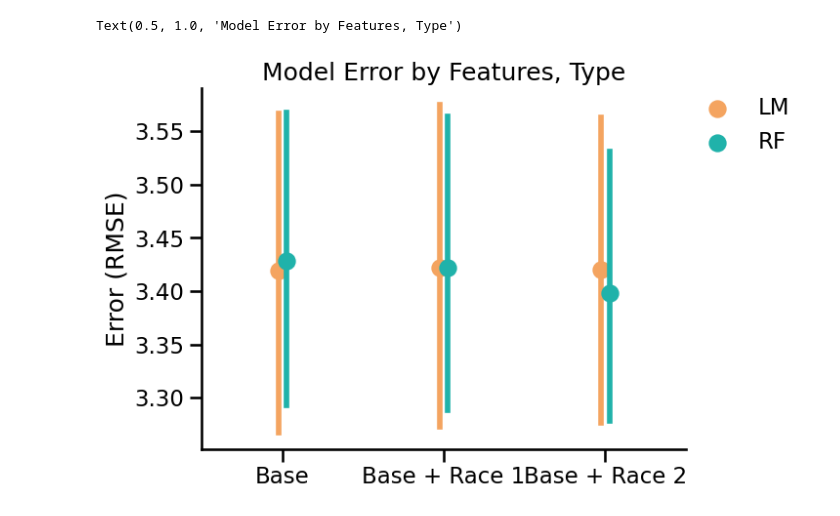
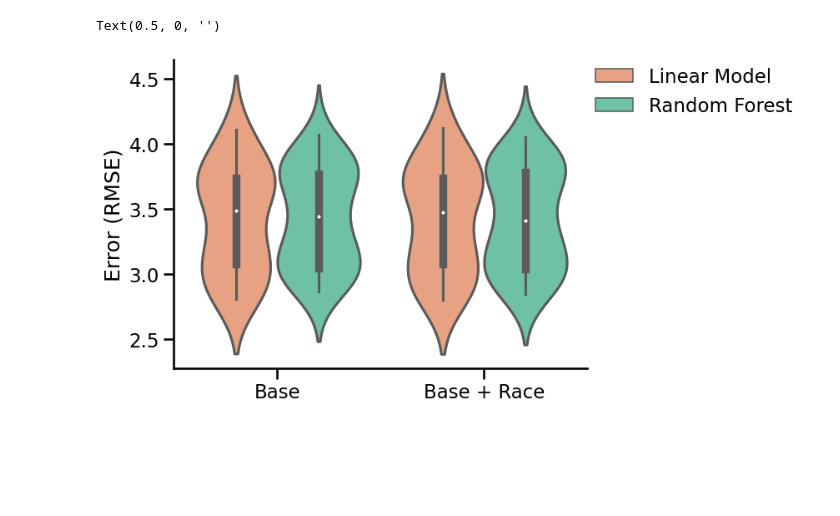
Before and after one commit to DS4A-2023-Team-20/ca-sdoh, a Jupyter notebook: code/jess/summarize_conditions_models.ipynb, the cells around one changed output. Saved outputs shown, nothing was run; the diff lists cells and outputs as text; code cells hidden in the pictures; blank space fills up the shorter version.

```diff
--- a/code/jess/summarize_conditions_models.ipynb
+++ b/code/jess/summarize_conditions_models.ipynb
@@ -16,3 +17,7 @@ for cond in conditions:
     dfs.append(pd.read_csv(RESULTS_PATH / f"{cond}_models_results.csv"))
 
 results = pd.concat(dfs, ignore_index=True)
+# %%
+lmpal = sns.color_palette("rocket", 4)
+lmpal = lmpal.as_hex()
+lmpal
@@ -18,0 +26,4 @@ results = pd.concat(dfs, ignore_index=True)
+# %%
+rfpal = sns.color_palette("mako", 4)
+rfpal = rfpal.as_hex()
+rfpal
@@ -19,3 +32,5 @@ results = pd.concat(dfs, ignore_index=True)
+# %%
+pallette = [lmpal[-1], rfpal[-1]]
 # %%
 sns.boxplot(data=results, x="model_name", y="rmse", hue="model_type", palette=pallette)
 sns.despine()
@@ -29,0 +45,11 @@ Text(0.5, 1.0, 'Model Error by Features, Type')
+# %%
+bi_results = results.query("model_name != 'Base + Race 2'").copy()
+
+# Define the mapping of old values to new values
+mapping = {"LM": "Linear Model", "RF": "Random Forest"}
+
+# Use the replace() function to update the values in the 'model_type' column
+bi_results["model_type"] = bi_results["model_type"].replace(mapping)
+
+mapping = {"Base + Race 1": "Base + Race"}
+bi_results["model_name"] = bi_results["model_name"].replace(mapping)
@@ -30,19 +72,12 @@ Text(0.5, 1.0, 'Model Error by Features, Type')
 # %%
-sns.pointplot(
-    data=results,
-    x="model_name",
-    y="rmse",
-    hue="model_type",
-    palette=pallette,
-    dodge=True,
-    join=False,
+sns.violinplot(
+    data=bi_results, x="model_name", y="rmse", hue="model_type", palette=pallette
 )
 sns.despine()
 plt.legend(bbox_to_anchor=(1.0, 1), loc=2, frameon=False, borderaxespad=0.0)
 
 plt.ylabel("Error (RMSE)")
 plt.xlabel("")
-plt.title("Model Error by Features, Type")
 # %% [output]
-Text(0.5, 1.0, 'Model Error by Features, Type')
+Text(0.5, 0, '')
-[figure, old version]
+[figure, new version]
```
Also changed, not shown: parts of 14 cells of this notebook, 5 other files.
